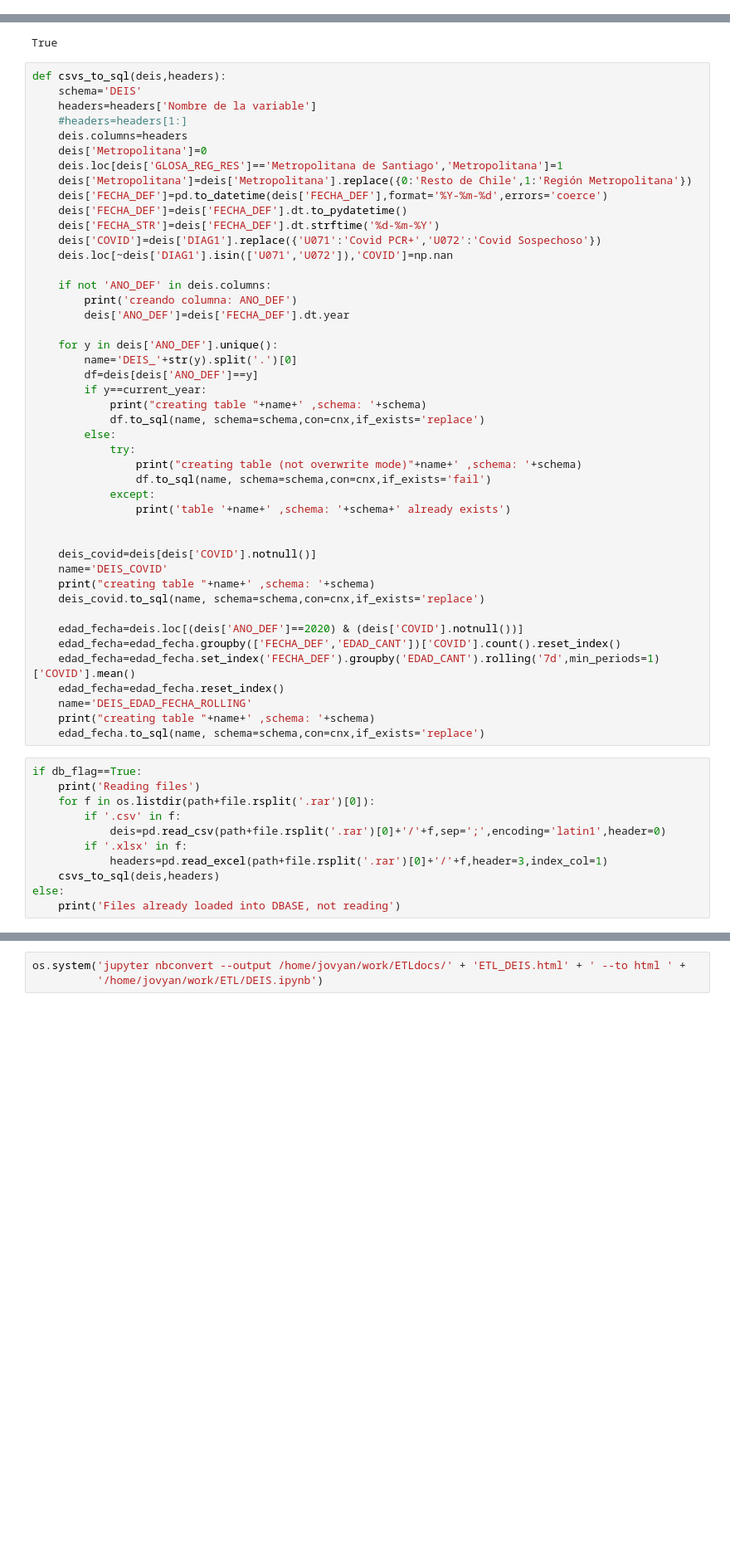
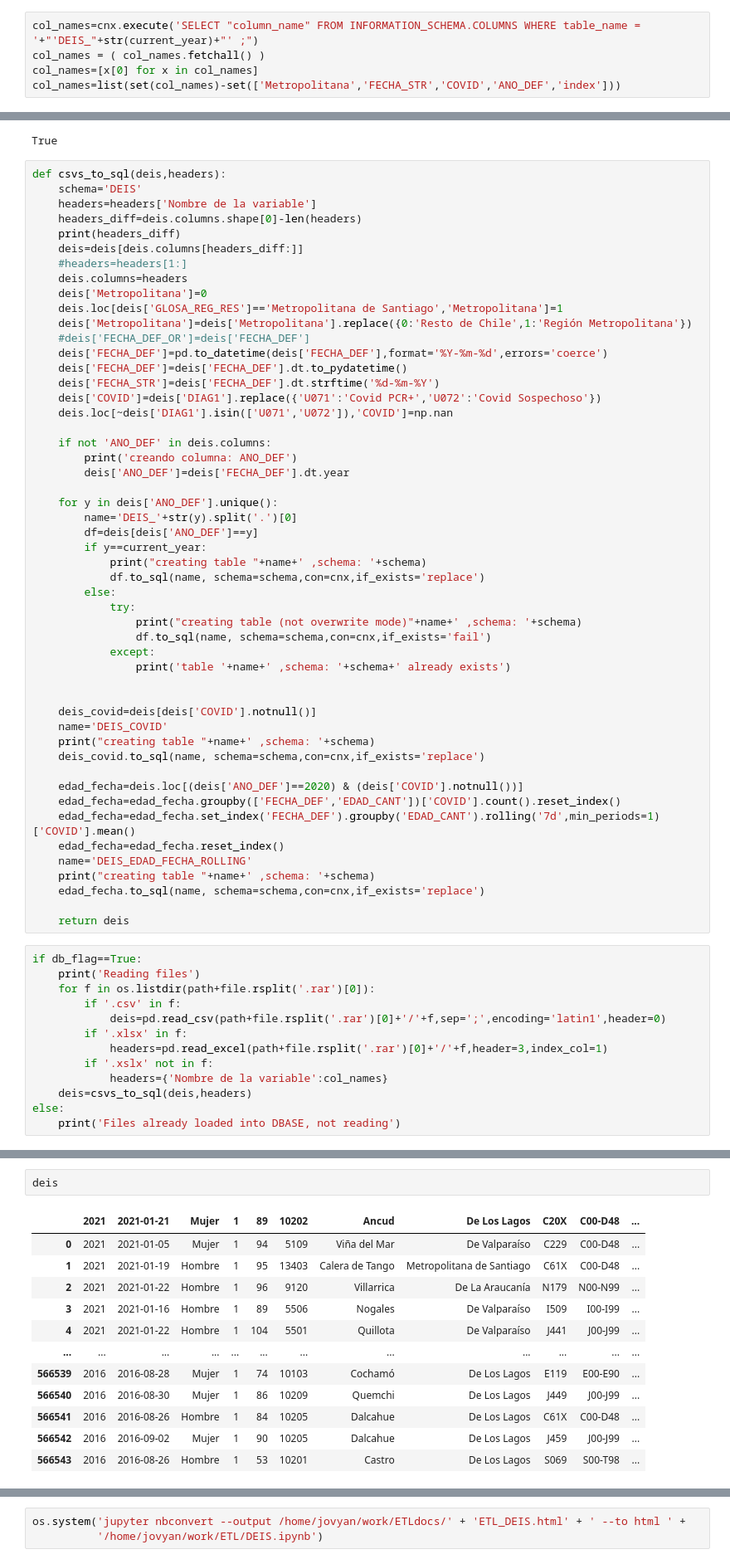
Before and after one commit to panchohumeres/dynamo-covid, a Jupyter notebook: ETL/DEIS.ipynb, the cells around one changed output, grey strips where cells are left out. Shown at 83% size. Cells and saved outputs as stored; diff of their text form; blank space fills up the shorter version.

```diff
--- a/ETL/DEIS.ipynb
+++ b/ETL/DEIS.ipynb
@@ -86,3 +96,8 @@ current_year = dt.now().year
 # %%
 DBlast_date=cnx.execute('SELECT max("FECHA_DEF") FROM "DEIS"."DEIS_'+str(current_year)+'";')
 DBlast_date=DBlast_date.first()[0]
+# %%
+col_names=cnx.execute('SELECT "column_name" FROM INFORMATION_SCHEMA.COLUMNS WHERE table_name = '+"'DEIS_"+str(current_year)+"' ;")
+col_names = ( col_names.fetchall() )
+col_names=[x[0] for x in col_names]
+col_names=list(set(col_names)-set(['Metropolitana','FECHA_STR','COVID','ANO_DEF','index']))
@@ -108,11 +143,15 @@ True
 def csvs_to_sql(deis,headers):
     schema='DEIS'
     headers=headers['Nombre de la variable']
+    headers_diff=deis.columns.shape[0]-len(headers)
+    print(headers_diff)
+    deis=deis[deis.columns[headers_diff:]]
     #headers=headers[1:]
     deis.columns=headers
     deis['Metropolitana']=0
     deis.loc[deis['GLOSA_REG_RES']=='Metropolitana de Santiago','Metropolitana']=1
     deis['Metropolitana']=deis['Metropolitana'].replace({0:'Resto de Chile',1:'Región Metropolitana'})
+    #deis['FECHA_DEF_OR']=deis['FECHA_DEF']
     deis['FECHA_DEF']=pd.to_datetime(deis['FECHA_DEF'],format='%Y-%m-%d',errors='coerce')
     deis['FECHA_DEF']=deis['FECHA_DEF'].dt.to_pydatetime()
     deis['FECHA_STR']=deis['FECHA_DEF'].dt.strftime('%d-%m-%Y')
@@ -149,6 +188,8 @@ def csvs_to_sql(deis,headers):
     name='DEIS_EDAD_FECHA_ROLLING'
     print("creating table "+name+' ,schema: '+schema)
     edad_fecha.to_sql(name, schema=schema,con=cnx,if_exists='replace')
+
+    return deis
 # %%
 if db_flag==True:
     print('Reading files')
@@ -157,7 +198,9 @@ if db_flag==True:
             deis=pd.read_csv(path+file.rsplit('.rar')[0]+'/'+f,sep=';',encoding='latin1',header=0)
         if '.xlsx' in f:
             headers=pd.read_excel(path+file.rsplit('.rar')[0]+'/'+f,header=3,index_col=1)
-    csvs_to_sql(deis,headers)
+        if '.xslx' not in f:
+            headers={'Nombre de la variable':col_names}
+    deis=csvs_to_sql(deis,headers)
 else:
     print('Files already loaded into DBASE, not reading')
 # %% [output]
@@ -177,0 +208,15 @@ creating table DEIS_EDAD_FECHA_ROLLING ,schema: DEIS
+# %%
+deis
+# %% [output]
+|  | 2021 | 2021-01-21 | Mujer | 1 | 89 | 10202 | Ancud | De Los Lagos | C20X | C00-D48 | ... |
+| 0 | 2021 | 2021-01-05 | Mujer | 1 | 94 | 5109 | Viña del Mar | De Valparaíso | C229 | C00-D48 | ... |
+| 1 | 2021 | 2021-01-19 | Hombre | 1 | 95 | 13403 | Calera de Tango | Metropolitana de Santiago | C61X | C00-D48 | ... |
+| 2 | 2021 | 2021-01-22 | Hombre | 1 | 96 | 9120 | Villarrica | De La Araucanía | N179 | N00-N99 | ... |
+| 3 | 2021 | 2021-01-16 | Hombre | 1 | 89 | 5506 | Nogales | De Valparaíso | I509 | I00-I99 | ... |
+| 4 | 2021 | 2021-01-22 | Hombre | 1 | 104 | 5501 | Quillota | De Valparaíso | J441 | J00-J99 | ... |
+| ... | ... | ... | ... | ... | ... | ... | ... | ... | ... | ... | ... |
+| 566539 | 2016 | 2016-08-28 | Mujer | 1 | 74 | 10103 | Cochamó | De Los Lagos | E119 | E00-E90 | ... |
+| 566540 | 2016 | 2016-08-30 | Mujer | 1 | 86 | 10209 | Quemchi | De Los Lagos | J449 | J00-J99 | ... |
+| 566541 | 2016 | 2016-08-26 | Hombre | 1 | 84 | 10205 | Dalcahue | De Los Lagos | C61X | C00-D48 | ... |
+| 566542 | 2016 | 2016-09-02 | Mujer | 1 | 90 | 10205 | Dalcahue | De Los Lagos | J459 | J00-J99 | ... |
+| 566543 | 2016 | 2016-08-26 | Hombre | 1 | 53 | 10201 | Castro | De Los Lagos | S069 | S00-T98 | ... |
```
Also changed, not shown: parts of 7 cells of this notebook, 6 other files.
